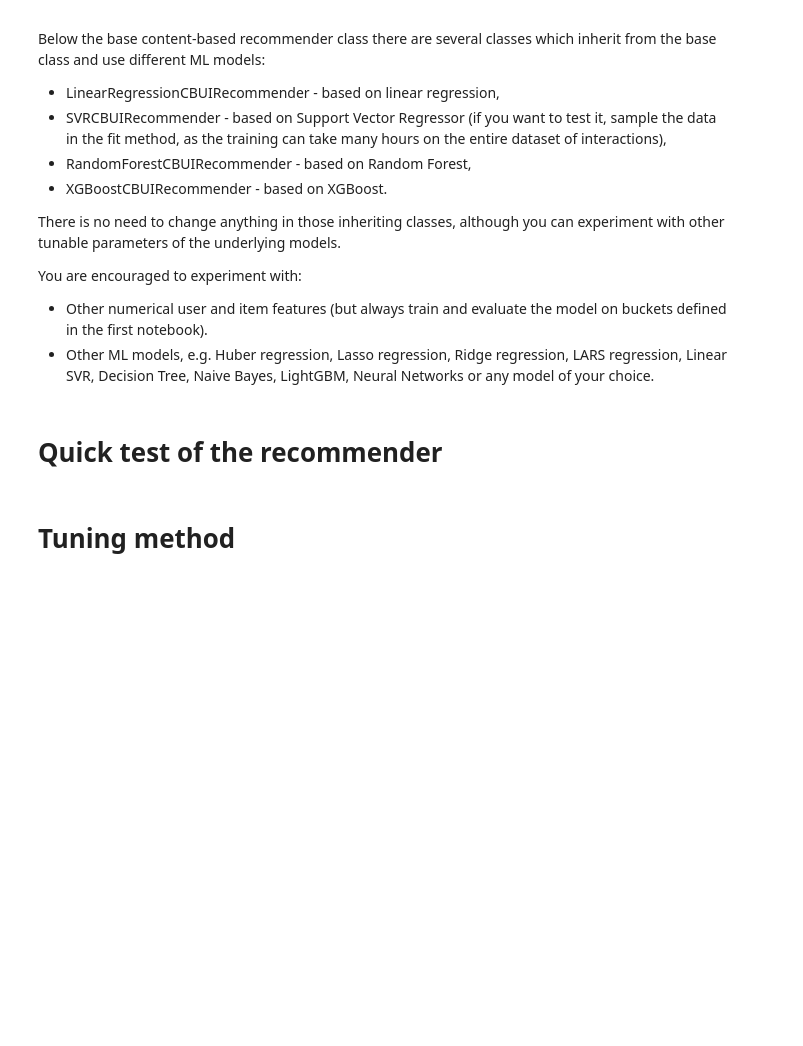
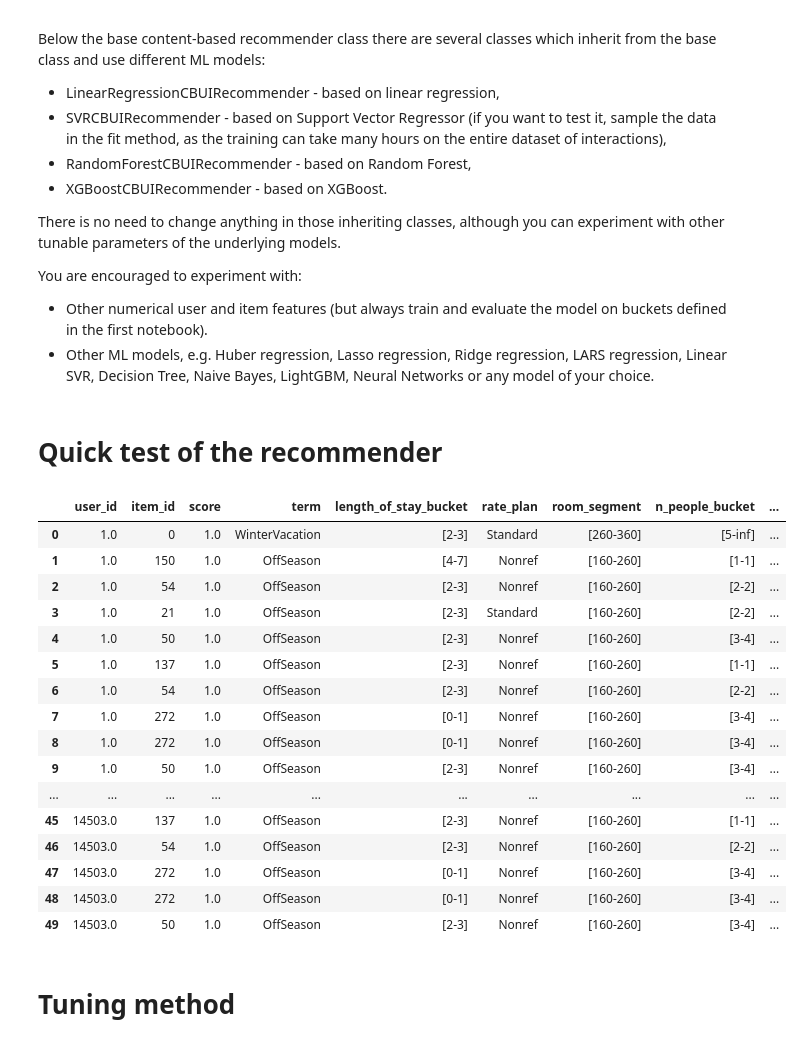
Before and after one commit to MichalGulczynski/recommender-systems-class, a Jupyter notebook: project_1_recommender_and_evaluation.ipynb, the cells around one changed output. Cells and saved outputs as stored; diff of their text form; code cells hidden in the pictures; blank space fills up the shorter version.

```diff
--- a/project_1_recommender_and_evaluation.ipynb
+++ b/project_1_recommender_and_evaluation.ipynb
@@ -120,7 +120,6 @@ def map_bucket_to_value(bucket, feature):
                 return 1000
         return np.nan
 def prepare_users_df(interactions_df):
-    display(interactions_df.loc[interactions_df["user_id"] == 1])
     #display(interactions_df)
     # Aggregate user interactions by user and item
     user_item_counts = interactions_df.groupby(['user_id', 'item_id']).size().reset_index(name='count')
@@ -132,12 +131,15 @@ def prepare_users_df(interactions_df):
     numerical_feature_names = ["length_of_stay", "room_segment", "n_people"]
 
     # One-hot encode categorical item features
-    item_feature_cols = []
-    for column in categorical_feature_names:
-        encoded_feature = pd.get_dummies(item_features_df[column], prefix=column)
-        item_feature_cols += encoded_feature.columns.tolist()
-        user_item_features = pd.concat([user_item_features, encoded_feature], axis=1)
-    display(user_item_features)
+    # item_feature_cols = []
+    # for column in categorical_feature_names:
+    #     encoded_feature = pd.get_dummies(item_features_df[column], prefix=column)
+    #     item_feature_cols += encoded_feature.columns.tolist()
+    #     user_item_features = pd.concat([user_item_features, encoded_feature], axis=1)
+
+
+
+
     # Encode categorical user features based on most popular feature values
     #user_categorical_features = user_item_features.groupby('user_id')[categorical_feature_names].apply(lambda x: x.mode().iloc[0]).reset_index()
     #for column in categorical_feature_names:
@@ -162,14 +164,12 @@ def prepare_users_df(interactions_df):
     # Merge user-level features
     #user_features = pd.merge(user_categorical_features, user_prob_features, on='user_id')
     user_features = pd.merge(user_prob_features, user_numerical_features, on='user_id')
-    display(user_features)
     # Get list of feature names
     feature_names = user_features.columns.tolist()
-
+    feature_names.remove("user_id")
     return user_features, feature_names
 
 users_df, feature_names = prepare_users_df(interactions_df)
-
 print(feature_names)
 
 display(users_df.loc[users_df['user_id'].isin([706, 1736, 7779, 96, 1, 50, 115])].head(15))
@@ -544,11 +543,32 @@ cb_user_item_recommender = RandomForestCBUIRecommender()
 cb_user_item_recommender.fit(interactions_df, None, None)
 # %%
 # Recommender method
-
-recommendations = cb_user_item_recommender.recommend(pd.DataFrame([[1], [2], [3], [4], [5]], columns=['user_id']), interactions_df, 10)
+#for tests
+#cb_user_item_recommender = RandomForestCBUIRecommender()
+#cb_user_item_recommender.fit(interactions_df, None, None)
+# !!!!!!
+recommendations = cb_user_item_recommender.recommend(pd.DataFrame([[1], [2], [3], [4], [14503]], columns=['user_id']), interactions_df, 10)
 
 recommendations = pd.merge(recommendations, items_df, on='item_id', how='left')
 display(recommendations)
+# %% [output]
+|  | user_id | item_id | score | term | length_of_stay_bucket | rate_plan | room_segment | n_people_bucket | ... |
+| 0 | 1.0 | 0 | 1.0 | WinterVacation | [2-3] | Standard | [260-360] | [5-inf] | ... |
+| 1 | 1.0 | 150 | 1.0 | OffSeason | [4-7] | Nonref | [160-260] | [1-1] | ... |
+| 2 | 1.0 | 54 | 1.0 | OffSeason | [2-3] | Nonref | [160-260] | [2-2] | ... |
+| 3 | 1.0 | 21 | 1.0 | OffSeason | [2-3] | Standard | [160-260] | [2-2] | ... |
+| 4 | 1.0 | 50 | 1.0 | OffSeason | [2-3] | Nonref | [160-260] | [3-4] | ... |
+| 5 | 1.0 | 137 | 1.0 | OffSeason | [2-3] | Nonref | [160-260] | [1-1] | ... |
+| 6 | 1.0 | 54 | 1.0 | OffSeason | [2-3] | Nonref | [160-260] | [2-2] | ... |
+| 7 | 1.0 | 272 | 1.0 | OffSeason | [0-1] | Nonref | [160-260] | [3-4] | ... |
+| 8 | 1.0 | 272 | 1.0 | OffSeason | [0-1] | Nonref | [160-260] | [3-4] | ... |
+| 9 | 1.0 | 50 | 1.0 | OffSeason | [2-3] | Nonref | [160-260] | [3-4] | ... |
+| ... | ... | ... | ... | ... | ... | ... | ... | ... | ... |
+| 45 | 14503.0 | 137 | 1.0 | OffSeason | [2-3] | Nonref | [160-260] | [1-1] | ... |
+| 46 | 14503.0 | 54 | 1.0 | OffSeason | [2-3] | Nonref | [160-260] | [2-2] | ... |
+| 47 | 14503.0 | 272 | 1.0 | OffSeason | [0-1] | Nonref | [160-260] | [3-4] | ... |
+| 48 | 14503.0 | 272 | 1.0 | OffSeason | [0-1] | Nonref | [160-260] | [3-4] | ... |
+| 49 | 14503.0 | 50 | 1.0 | OffSeason | [2-3] | Nonref | [160-260] | [3-4] | ... |
 # %% [markdown]
 # Tuning method
 # %%
```
Also changed, not shown: parts of 5 cells of this notebook, 1 other file.
